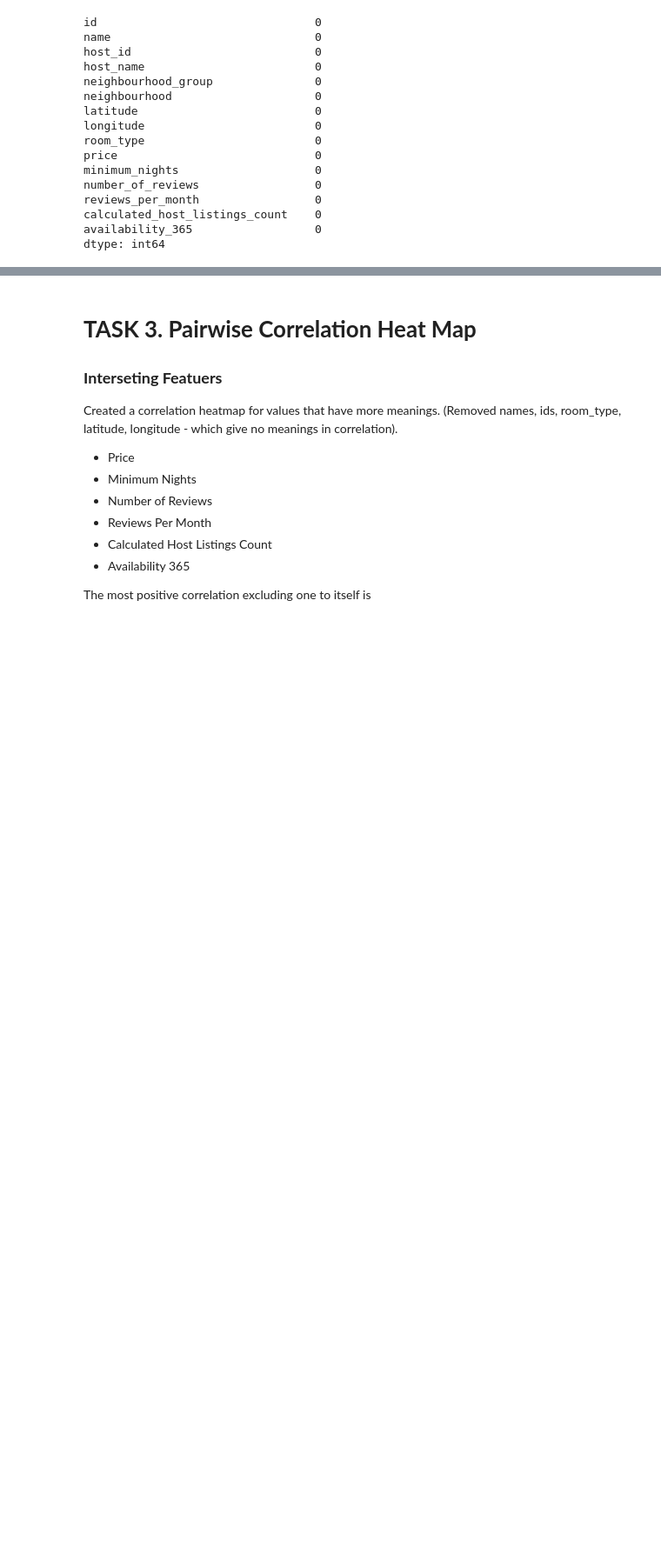
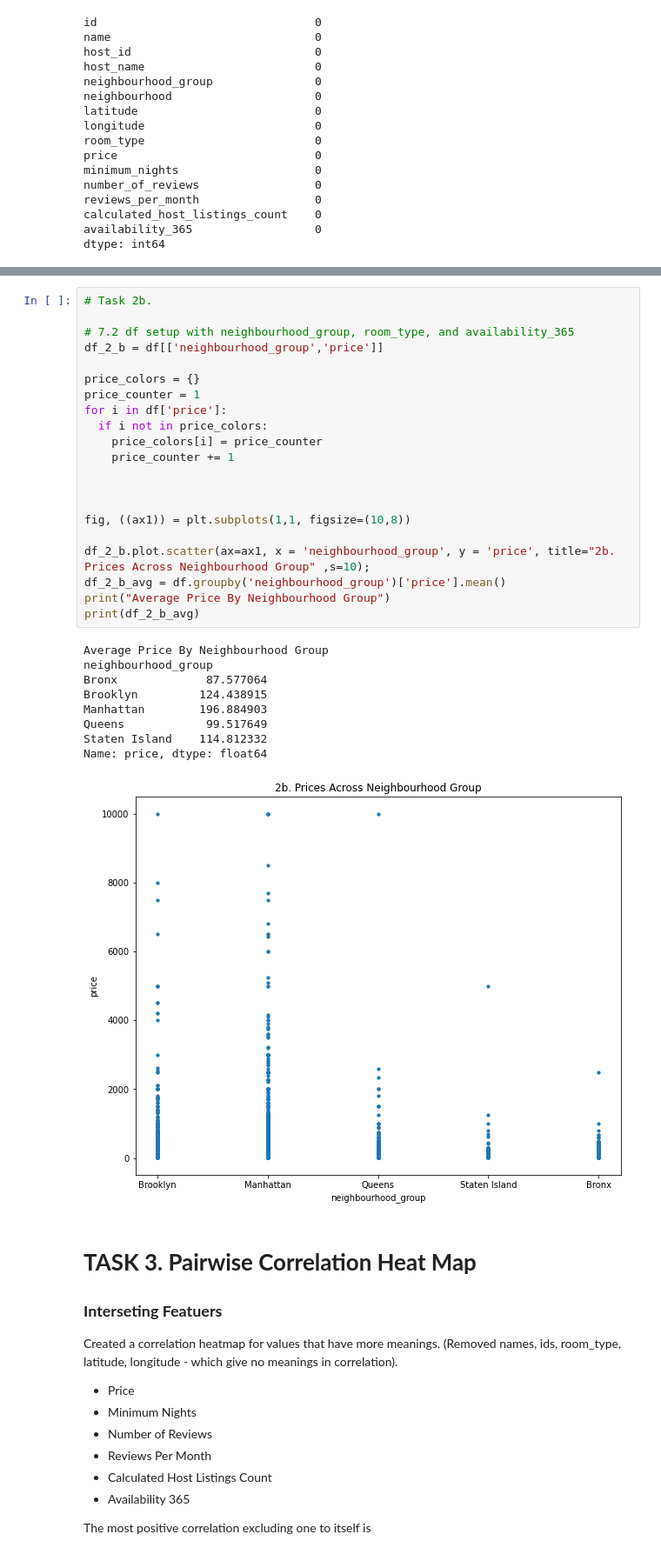
Before and after one commit to timkim0713/datasci-nyc-airbnb, a Jupyter notebook: cse351_hw1_kim_daekyung_110887867.ipynb, the cells around one changed output, grey strips where cells are left out. Shown: that part at 87% size. Saved outputs shown, nothing was run; the diff lists cells and outputs as text; blank space fills up the shorter version.

```diff
--- a/cse351_hw1_kim_daekyung_110887867.ipynb
+++ b/cse351_hw1_kim_daekyung_110887867.ipynb
@@ -83,3 +121,34 @@ Created a correlation heatmap for values that have more meanings. (Removed names
+# %%
+# Task 2b.
+
+# 7.2 df setup with neighbourhood_group, room_type, and availability_365
+df_2_b = df[['neighbourhood_group','price']]
+
+price_colors = {}
+price_counter = 1
+for i in df['price']:
+  if i not in price_colors:
+    price_colors[i] = price_counter
+    price_counter += 1
+
+
+
+fig, ((ax1)) = plt.subplots(1,1, figsize=(10,8))
+
+df_2_b.plot.scatter(ax=ax1, x = 'neighbourhood_group', y = 'price', title="2b. Prices Across Neighbourhood Group" ,s=10);
+df_2_b_avg = df.groupby('neighbourhood_group')['price'].mean()
+print("Average Price By Neighbourhood Group")
+print(df_2_b_avg)
+# %% [output]
+Average Price By Neighbourhood Group
+neighbourhood_group
+Bronx             87.577064
+Brooklyn         124.438915
+Manhattan        196.884903
+Queens            99.517649
+Staten Island    114.812332
+Name: price, dtype: float64
+[figure, added]
 # %% [markdown]
 # **TASK 3. Pairwise Correlation Heat Map**
 
```
Also changed, not shown: parts of 12 cells of this notebook.
